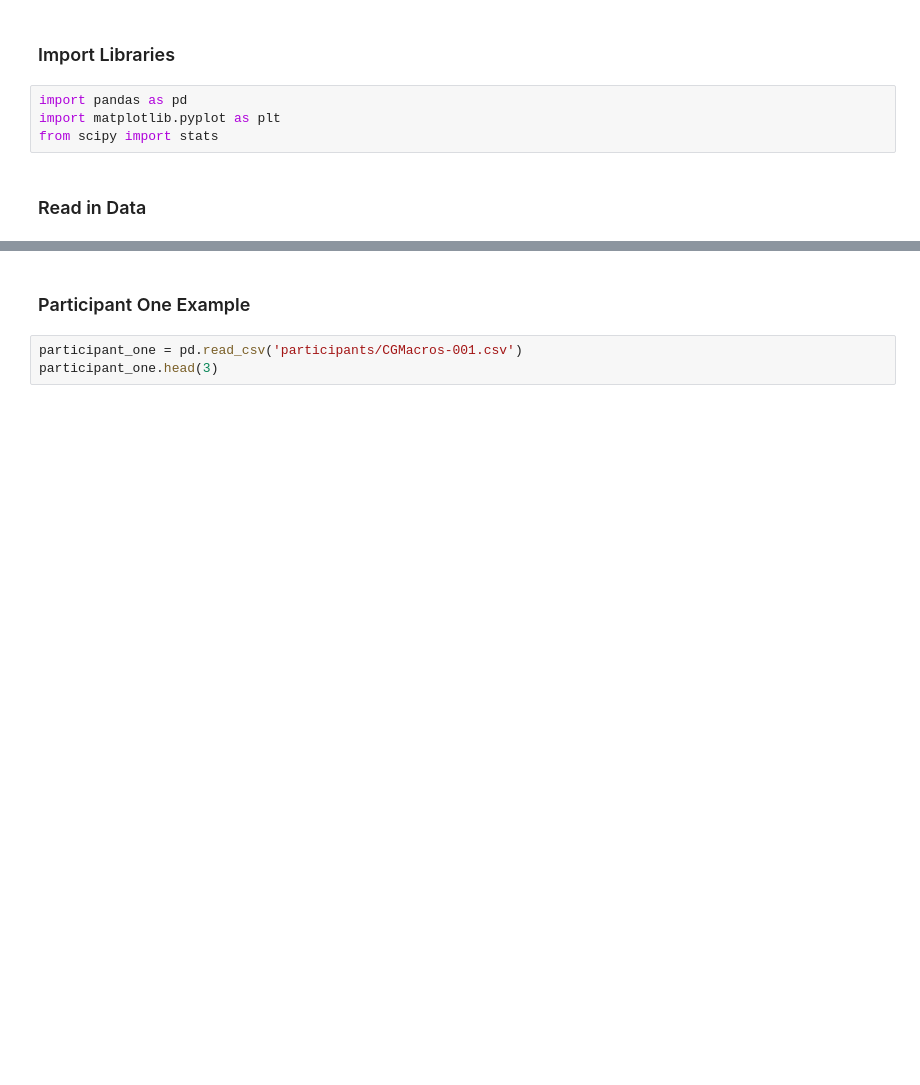
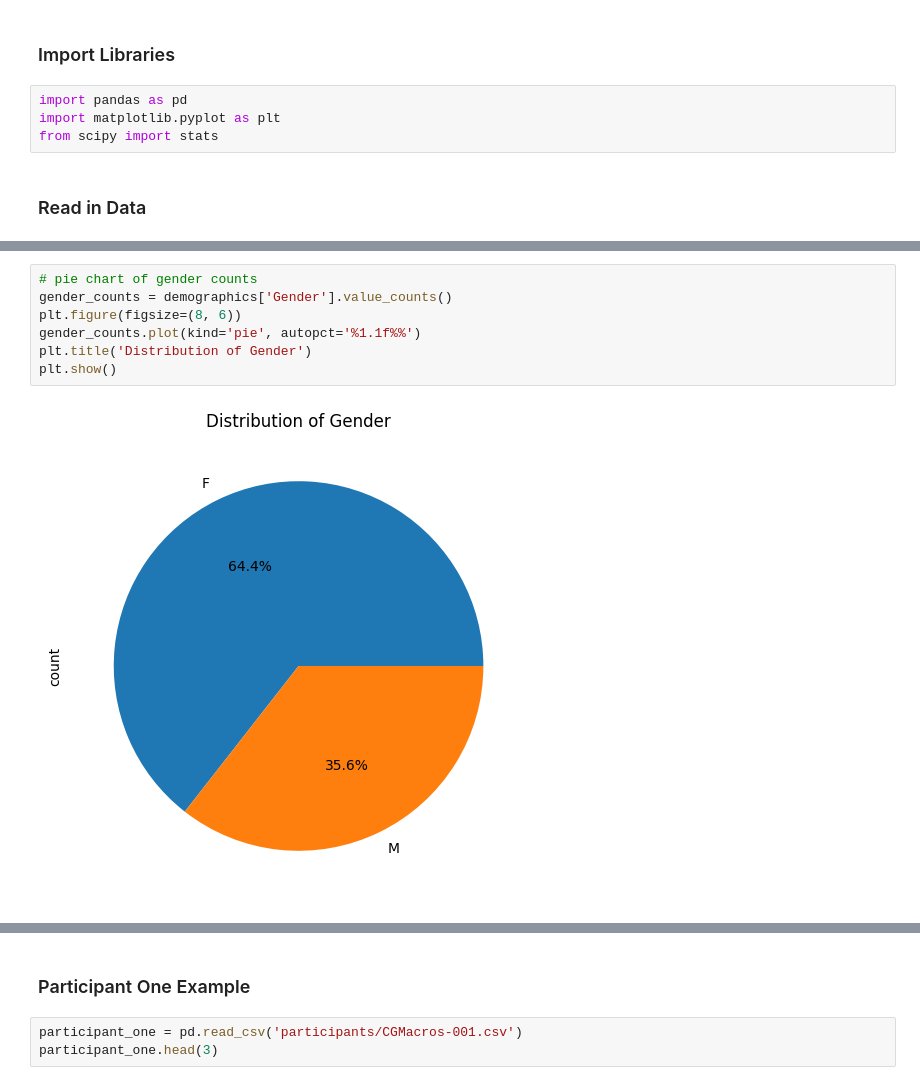
Before and after one commit to schowbey/m228-final-project, a Jupyter notebook: eda-sc.ipynb, the cells around one changed output, grey strips where cells are left out. Saved outputs shown, nothing was run; the diff lists cells and outputs as text; blank space fills up the shorter version.

```diff
--- a/eda-sc.ipynb
+++ b/eda-sc.ipynb
@@ -41,0 +51,9 @@ Name: count, dtype: int64
+# %%
+# pie chart of gender counts
+gender_counts = demographics['Gender'].value_counts()
+plt.figure(figsize=(8, 6))
+gender_counts.plot(kind='pie', autopct='%1.1f%%')
+plt.title('Distribution of Gender')
+plt.show()
+# %% [output]
+[figure, added]
```
Also changed, not shown: parts of 8 cells of this notebook, 3 other files.
